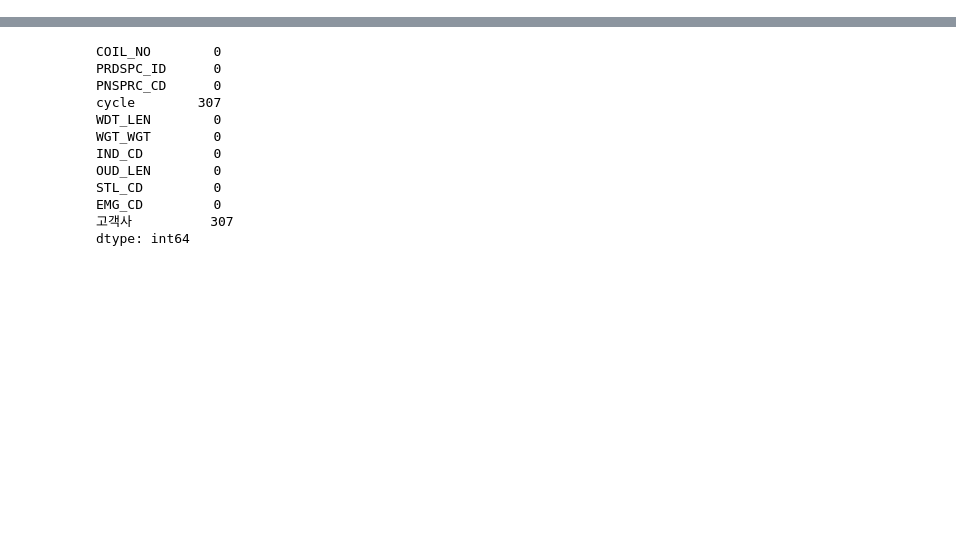
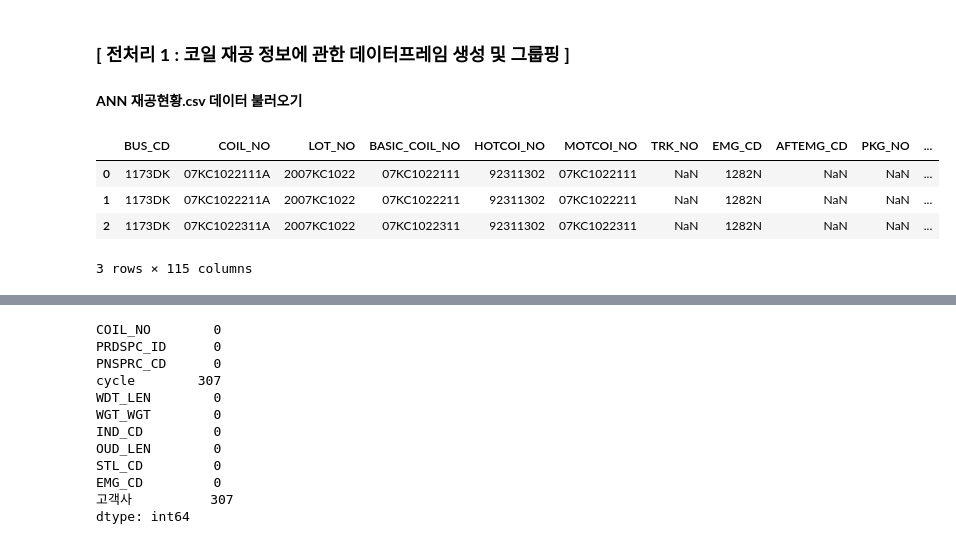
Before and after one commit to ppurify/DK, a Jupyter notebook: generate_dataframe.ipynb, the cells around one changed output, grey strips where cells are left out. Cells and saved outputs as stored; diff of their text form; code cells hidden in the pictures; blank space fills up the shorter version.

```diff
--- a/generate_dataframe.ipynb
+++ b/generate_dataframe.ipynb
@@ -149,0 +4,12 @@ merged_df
+# %% [markdown]
+### **[ 전처리 1 : 코일 재공 정보에 관한 데이터프레임 생성 및 그룹핑 ]**
+#### **ANN 재공현황.csv 데이터 불러오기**
+# %%
+coil_mip_df = pd.read_csv("./data/ANN 재공현황.csv")
+coil_mip_df[:3]
+# %% [output]
+|  | BUS_CD | COIL_NO | LOT_NO | BASIC_COIL_NO | HOTCOI_NO | MOTCOI_NO | TRK_NO | EMG_CD | AFTEMG_CD | PKG_NO | ... |
+| 0 | 1173DK | 07KC1022111A | 2007KC1022 | 07KC1022111 | 92311302 | 07KC1022111 | NaN | 1282N | NaN | NaN | ... |
+| 1 | 1173DK | 07KC1022211A | 2007KC1022 | 07KC1022211 | 92311302 | 07KC1022211 | NaN | 1282N | NaN | NaN | ... |
+| 2 | 1173DK | 07KC1022311A | 2007KC1022 | 07KC1022311 | 92311302 | 07KC1022311 | NaN | 1282N | NaN | NaN | ... |
+3 rows × 115 columns
```
Also changed, not shown: parts of 77 cells of this notebook, 1 other file.
